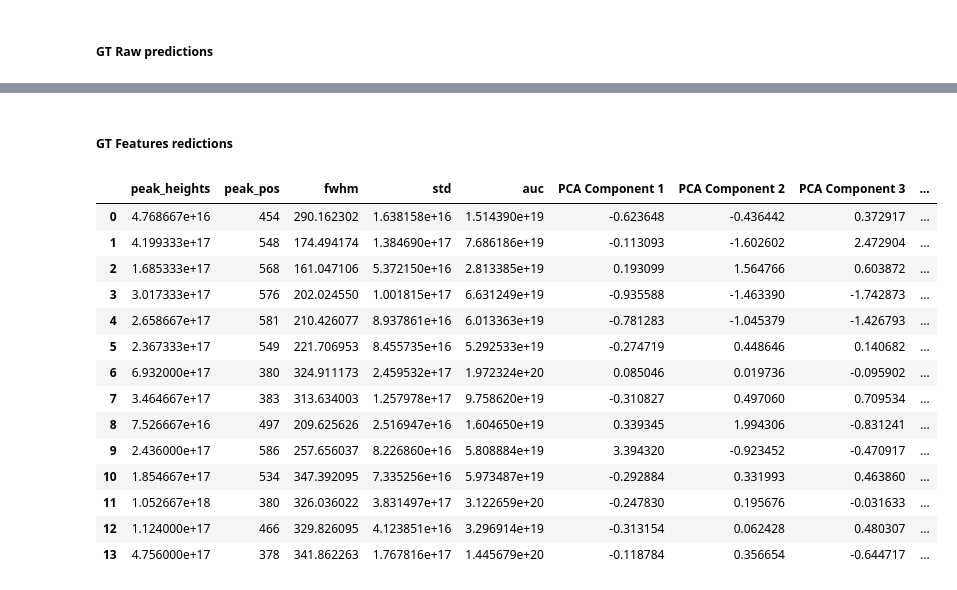
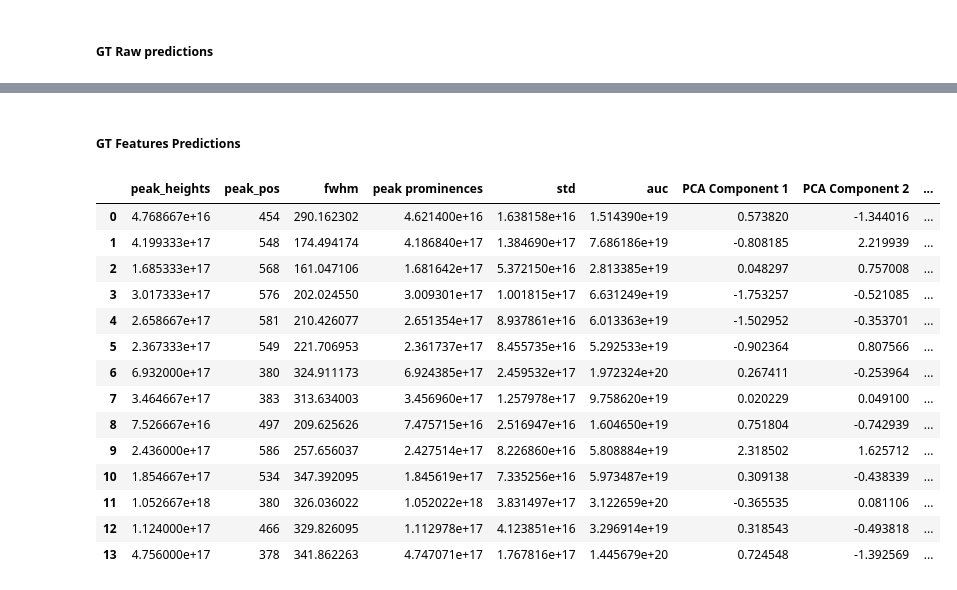
Before and after one commit to telmar3/NANO120B_QuickTDS, a Jupyter notebook: RFR/rfr_bayes.ipynb, the cells around one changed output, grey strips where cells are left out. Saved outputs shown, nothing was run; the diff lists cells and outputs as text; code cells hidden in the pictures.

```diff
--- a/RFR/rfr_bayes.ipynb
+++ b/RFR/rfr_bayes.ipynb
@@ -100,8 +106,7 @@ from sklearn.pipeline import Pipeline
 
 pca_pipe = Pipeline([
     ('scaler', StandardScaler()),
-    ('pca', PCA(n_components=5))
-])
+    ('pca', PCA(n_components=5))])
 
 scaled_des_flux = pca_pipe.fit_transform(des_flux)
 result_pca = pca_pipe.fit_transform(scaled_des_flux)
@@ -132,6 +137,7 @@ features_matrix = pd.DataFrame()
 features_matrix['peak_heights'] = peak_heights
 features_matrix['peak_pos'] = peak_positions
 features_matrix['fwhm'] = fwhm
+features_matrix['peak prominences'] = peak_prom
 features_matrix['auc'] = area_under_curves
 features_matrix['std'] = stdev
 features_matrix = pd.concat([features_matrix, pca_df],axis=1)
@@ -234,12 +315,12 @@ Wall time: 47min 15s
 # %%
 ### Predicting Parameters
 
-# Saving the best_params without having to rerun the search
+# Saving the best_params without having to rerun the search (most recent run)
 best_params = {
-    'n_estimators': 267,
-    'max_depth': 18,
-    'max_features': 'sqrt'
-}
+    'n_estimators': 188,
+    'max_depth': 13,
+    'min_samples_leaf': 4,
+    'max_features': 'sqrt'}
 
 rfr_best_raw = RandomForestRegressor(**best_params, random_state=42)
 rfr_best_raw.fit(X_train_transform_raw, y_train_raw)
@@ -393,27 +536,21 @@ for i in range(0,14):
     y_expt_pred = rfr_best_raw.predict(X_test_transform)
 
     y_expt_pred = np.reshape(y_expt_pred, (8, 1))
-    pred_params = pd.DataFrame({'detrap_en':y_expt_pred[:4,0],
-                                'defect_con':y_expt_pred[4:,0]})
+    pred_params = pd.DataFrame({'detrap_en':10 ** y_expt_pred[:4,0],
+                                'defect_con':10 ** y_expt_pred[4:,0]}) # Inverse log transform
 
     display(f"Ground Truth {i+1}:", pred_params)
     expt_pred_raw.append(y_expt_pred)
 
     y = x_expt.flatten()
     x = np.linspace(300,1200,301)
-#    peaks, _ = signal.find_peaks(y, height= 1E17)
-#     max_peak = peaks[np.argmax(y[peaks])]
-#     x_max = x[max_peak]
-#     plt.plot(x, y)
-#     plt.plot(x[peaks], y[peaks], 'x')
-#     plt.axvline(x=x_max, ls='--', color="k")
-#     plt.show()
+
     peak_pos = np.argmax(x_expt)
     peak_value = y[peak_pos]
     print(peak_pos, peak_value)
 
     ## Exporting as .csv
-    src_path  = r'./Predicted/predict_params.csv'
+    src_path  = r'./log/raw_param/predict_params.csv'
     p = Path(src_path).parent.joinpath(f"raw_pred_params_{i+1}.csv")
     pred_params.to_csv(p, index=False)
 # %% [output]
@@ -447,70 +584,75 @@ for i in range(0,14):
 192 3.017333333333333e+17
 ... (30 outputs left out)
 # %% [markdown]
-##### GT Features redictions
+##### GT Features Predictions
 # %%
 peak_heights = []
 fwhm = []
 peak_positions = []
 area_under_curves = []
 stdev = []
+peak_prom = []
 
 for i in expt_des_flux:
 # Peak information
-# Peak heights, position, and full width at half max
+# Peak heights, position, prominence, and full width at half max
     peaks, _ = find_peaks(i)
     peak_pos = np.argmax(i)
     peak_height = np.max(i)
     peak_width, _, _, _ = peak_widths(i, [peak_pos], rel_height=0.5)
-        #taking only the first output (widths)
     peak_heights.append(peak_height)
     fwhm.append(peak_width[0])
     peak_positions.append(peak_pos)
+    prominence = np.max(peak_prominences(i, peaks)[0])
+    peak_prom.append(prominence)
+
+
 # Area under curve
 # Calculated using the trapezoidal method
     area_under_curve = auc(range(0,len(i)), i)
     area_under_curves.append(area_under_curve)
 # STDEV
     spectra_std = np.std(i)
     stdev.append(spectra_std)
 
 pca_pipe = Pipeline([
     ('scaler', StandardScaler()),
     ('pca', PCA(n_components=5))])
 
 scaled_expt_des = pca_pipe.fit_transform(expt_des_flux)
 result_pca = pca_pipe.fit_transform(scaled_expt_des)
 
 
 # Formatting them into columns in a df
 pca_col = ['PCA Component {}'.format(i+1) for i in range(result_pca.shape[1])]
 pca_df = pd.DataFrame(data=result_pca, columns=pca_col)
 
 ### Making the features matrix
 features_matrix = pd.DataFrame()
 features_matrix['peak_heights'] = peak_heights
 features_matrix['peak_pos'] = peak_positions
 features_matrix['fwhm'] = fwhm
+features_matrix['peak prominences'] = peak_prom
 features_matrix['std'] = stdev
 features_matrix['auc'] = area_under_curves
 features_matrix = pd.concat([features_matrix, pca_df],axis=1)
 display(features_matrix)
 # %% [output]
-|  | peak_heights | peak_pos | fwhm | std | auc | PCA Component 1 | PCA Component 2 | PCA Component 3 | ... |
-| 0 | 4.768667e+16 | 454 | 290.162302 | 1.638158e+16 | 1.514390e+19 | -0.623648 | -0.436442 | 0.372917 | ... |
-| 1 | 4.199333e+17 | 548 | 174.494174 | 1.384690e+17 | 7.686186e+19 | -0.113093 | -1.602602 | 2.472904 | ... |
-| 2 | 1.685333e+17 | 568 | 161.047106 | 5.372150e+16 | 2.813385e+19 | 0.193099 | 1.564766 | 0.603872 | ... |
-| 3 | 3.017333e+17 | 576 | 202.024550 | 1.001815e+17 | 6.631249e+19 | -0.935588 | -1.463390 | -1.742873 | ... |
-| 4 | 2.658667e+17 | 581 | 210.426077 | 8.937861e+16 | 6.013363e+19 | -0.781283 | -1.045379 | -1.426793 | ... |
-| 5 | 2.367333e+17 | 549 | 221.706953 | 8.455735e+16 | 5.292533e+19 | -0.274719 | 0.448646 | 0.140682 | ... |
-| 6 | 6.932000e+17 | 380 | 324.911173 | 2.459532e+17 | 1.972324e+20 | 0.085046 | 0.019736 | -0.095902 | ... |
-| 7 | 3.464667e+17 | 383 | 313.634003 | 1.257978e+17 | 9.758620e+19 | -0.310827 | 0.497060 | 0.709534 | ... |
-| 8 | 7.526667e+16 | 497 | 209.625626 | 2.516947e+16 | 1.604650e+19 | 0.339345 | 1.994306 | -0.831241 | ... |
-| 9 | 2.436000e+17 | 586 | 257.656037 | 8.226860e+16 | 5.808884e+19 | 3.394320 | -0.923452 | -0.470917 | ... |
-| 10 | 1.854667e+17 | 534 | 347.392095 | 7.335256e+16 | 5.973487e+19 | -0.292884 | 0.331993 | 0.463860 | ... |
-| 11 | 1.052667e+18 | 380 | 326.036022 | 3.831497e+17 | 3.122659e+20 | -0.247830 | 0.195676 | -0.031633 | ... |
-| 12 | 1.124000e+17 | 466 | 329.826095 | 4.123851e+16 | 3.296914e+19 | -0.313154 | 0.062428 | 0.480307 | ... |
-| 13 | 4.756000e+17 | 378 | 341.862263 | 1.767816e+17 | 1.445679e+20 | -0.118784 | 0.356654 | -0.644717 | ... |
+|  | peak_heights | peak_pos | fwhm | peak prominences | std | auc | PCA Component 1 | PCA Component 2 | ... |
+| 0 | 4.768667e+16 | 454 | 290.162302 | 4.621400e+16 | 1.638158e+16 | 1.514390e+19 | 0.573820 | -1.344016 | ... |
+| 1 | 4.199333e+17 | 548 | 174.494174 | 4.186840e+17 | 1.384690e+17 | 7.686186e+19 | -0.808185 | 2.219939 | ... |
+| 2 | 1.685333e+17 | 568 | 161.047106 | 1.681642e+17 | 5.372150e+16 | 2.813385e+19 | 0.048297 | 0.757008 | ... |
+| 3 | 3.017333e+17 | 576 | 202.024550 | 3.009301e+17 | 1.001815e+17 | 6.631249e+19 | -1.753257 | -0.521085 | ... |
+| 4 | 2.658667e+17 | 581 | 210.426077 | 2.651354e+17 | 8.937861e+16 | 6.013363e+19 | -1.502952 | -0.353701 | ... |
+| 5 | 2.367333e+17 | 549 | 221.706953 | 2.361737e+17 | 8.455735e+16 | 5.292533e+19 | -0.902364 | 0.807566 | ... |
+| 6 | 6.932000e+17 | 380 | 324.911173 | 6.924385e+17 | 2.459532e+17 | 1.972324e+20 | 0.267411 | -0.253964 | ... |
+| 7 | 3.464667e+17 | 383 | 313.634003 | 3.456960e+17 | 1.257978e+17 | 9.758620e+19 | 0.020229 | 0.049100 | ... |
+| 8 | 7.526667e+16 | 497 | 209.625626 | 7.475715e+16 | 2.516947e+16 | 1.604650e+19 | 0.751804 | -0.742939 | ... |
+| 9 | 2.436000e+17 | 586 | 257.656037 | 2.427514e+17 | 8.226860e+16 | 5.808884e+19 | 2.318502 | 1.625712 | ... |
+| 10 | 1.854667e+17 | 534 | 347.392095 | 1.845619e+17 | 7.335256e+16 | 5.973487e+19 | 0.309138 | -0.438339 | ... |
+| 11 | 1.052667e+18 | 380 | 326.036022 | 1.052022e+18 | 3.831497e+17 | 3.122659e+20 | -0.365535 | 0.081106 | ... |
+| 12 | 1.124000e+17 | 466 | 329.826095 | 1.112978e+17 | 4.123851e+16 | 3.296914e+19 | 0.318543 | -0.493818 | ... |
+| 13 | 4.756000e+17 | 378 | 341.862263 | 4.747071e+17 | 1.767816e+17 | 1.445679e+20 | 0.724548 | -1.392569 | ... |
 # %%
 # Predicting based on features and combining predictions
 scaler.fit(X_train)
```
Also changed, not shown: parts of 33 cells of this notebook.
